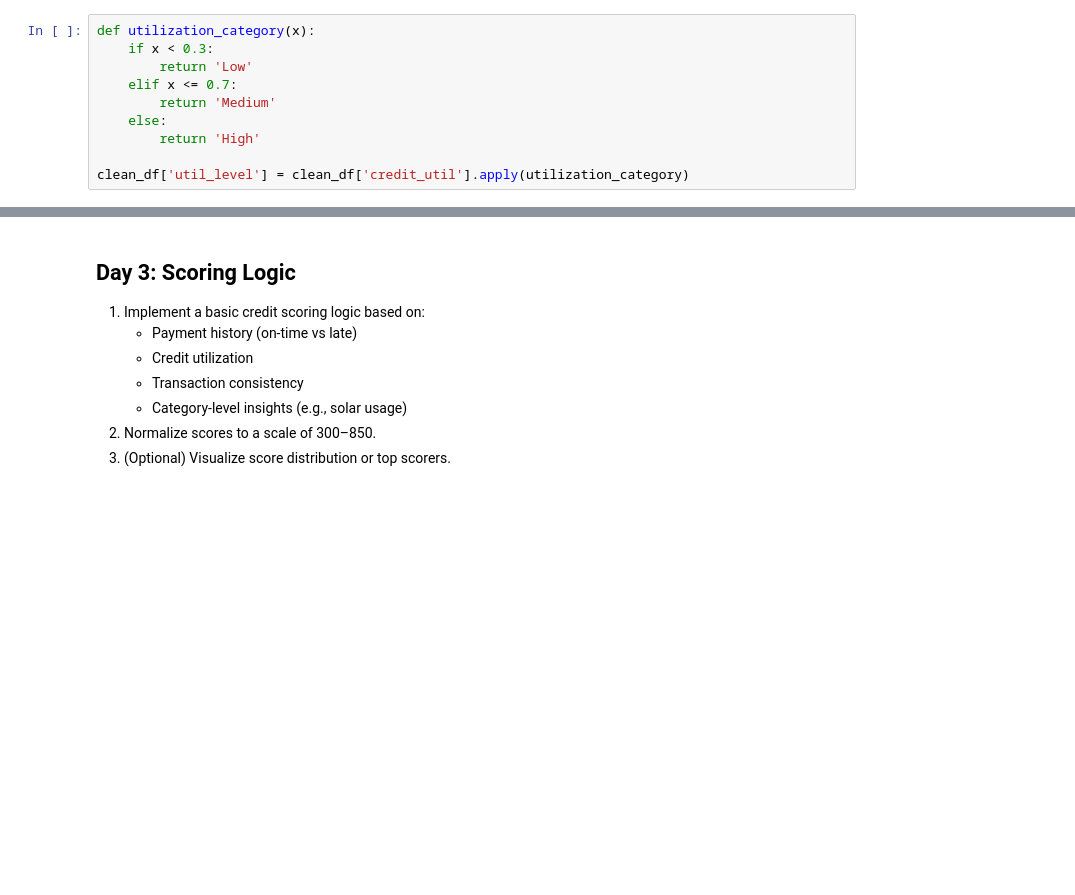
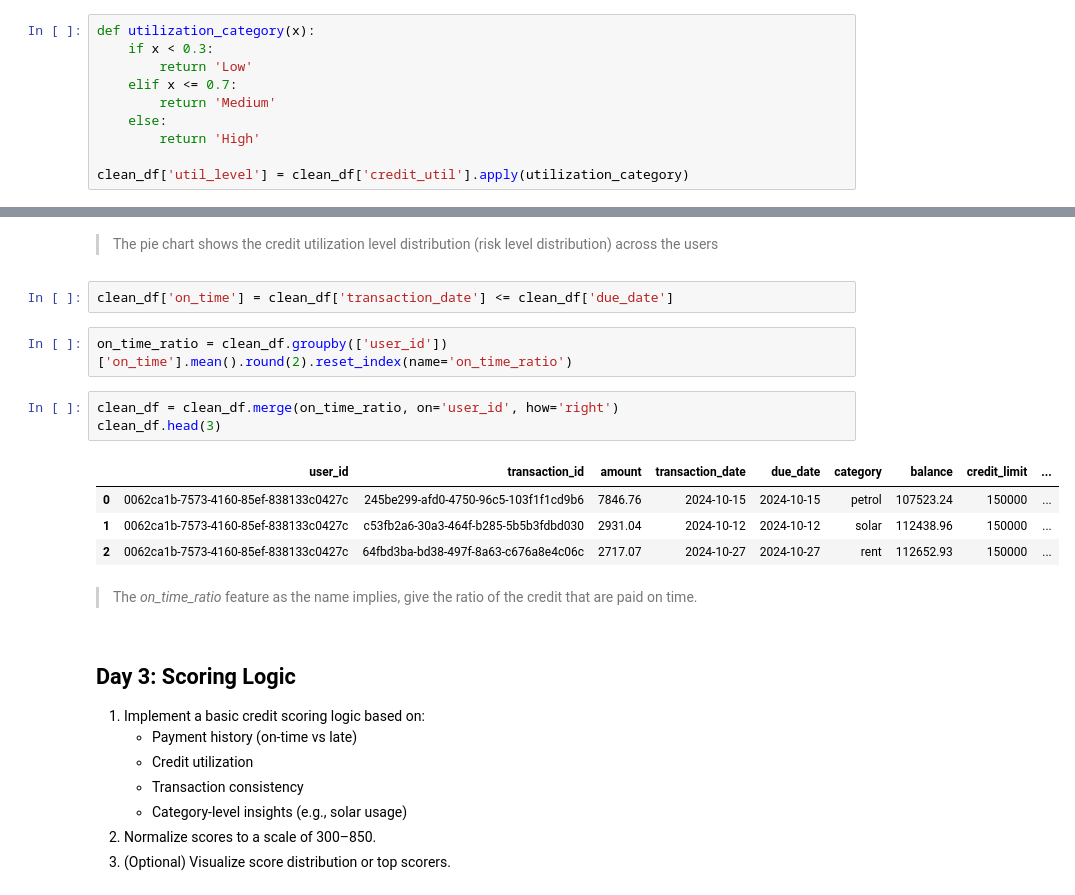
Before and after one commit to AduragbemiOyinlola/greensols, a Jupyter notebook: greensol_credit_scoring_assessment.ipynb, the cells around one changed output, grey strips where cells are left out. Cells and saved outputs as stored; diff of their text form; blank space fills up the shorter version.

Commit message:
On-time-ratio feature

```diff
--- a/greensol_credit_scoring_assessment.ipynb
+++ b/greensol_credit_scoring_assessment.ipynb
@@ -439,3 +439,19 @@ plt.title("Credit Utilization Levels Distribution");
+# %% [markdown]
+> The pie chart shows the credit utilization level distribution (risk level distribution) across the users
+# %%
+clean_df['on_time'] = clean_df['transaction_date'] <= clean_df['due_date']
+# %%
+on_time_ratio = clean_df.groupby(['user_id'])['on_time'].mean().round(2).reset_index(name='on_time_ratio')
+# %%
+clean_df = clean_df.merge(on_time_ratio, on='user_id', how='right')
+clean_df.head(3)
+# %% [output]
+|  | user_id | transaction_id | amount | transaction_date | due_date | category | balance | credit_limit | ... |
+| 0 | 0062ca1b-7573-4160-85ef-838133c0427c | 245be299-afd0-4750-96c5-103f1f1cd9b6 | 7846.76 | 2024-10-15 | 2024-10-15 | petrol | 107523.24 | 150000 | ... |
+| 1 | 0062ca1b-7573-4160-85ef-838133c0427c | c53fb2a6-30a3-464f-b285-5b5b3fdbd030 | 2931.04 | 2024-10-12 | 2024-10-12 | solar | 112438.96 | 150000 | ... |
+| 2 | 0062ca1b-7573-4160-85ef-838133c0427c | 64fbd3ba-bd38-497f-8a63-c676a8e4c06c | 2717.07 | 2024-10-27 | 2024-10-27 | rent | 112652.93 | 150000 | ... |
+# %% [markdown]
+> The _on_time_ratio_ feature as the name implies, give the ratio of the credit that are paid on time.
 # %% [markdown]
 ## Day 3: Scoring Logic
 
```
Also changed, not shown: parts of 10 cells of this notebook.
